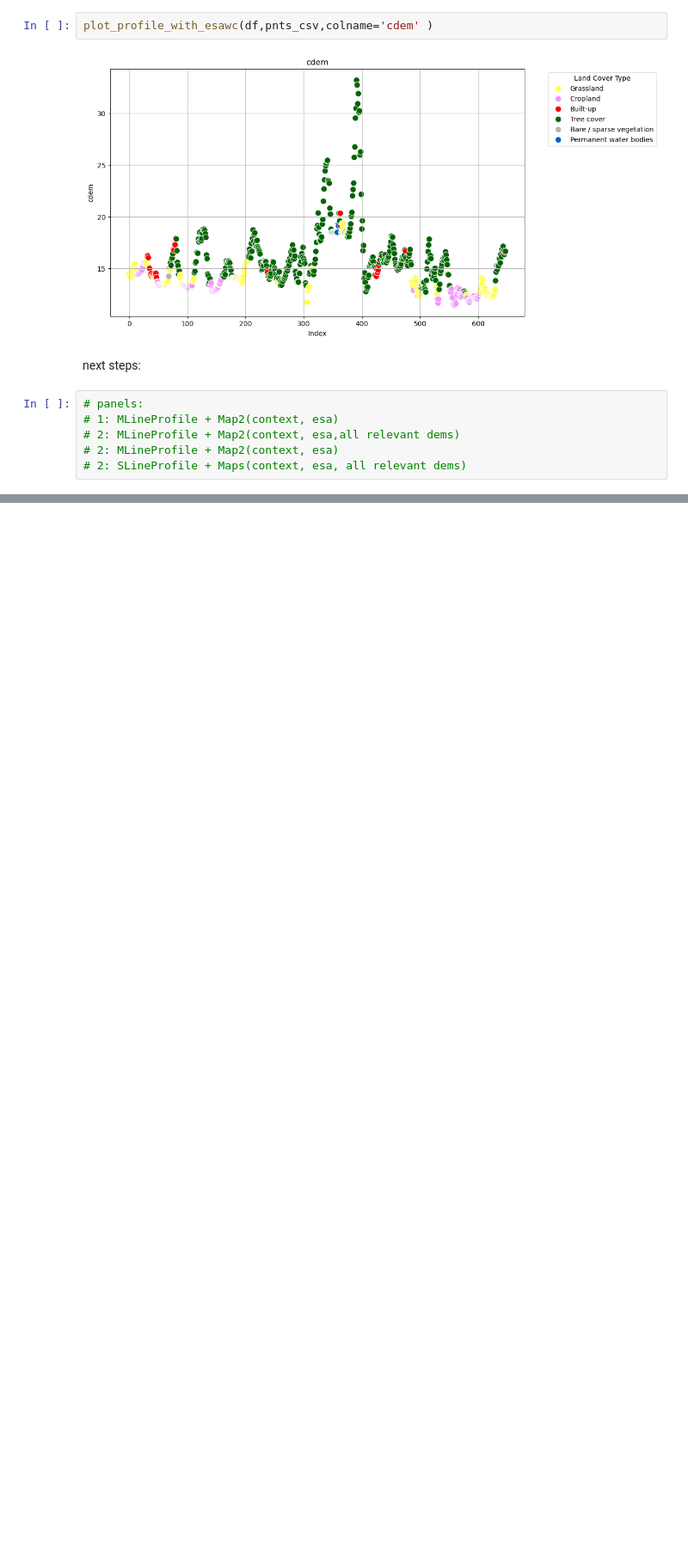
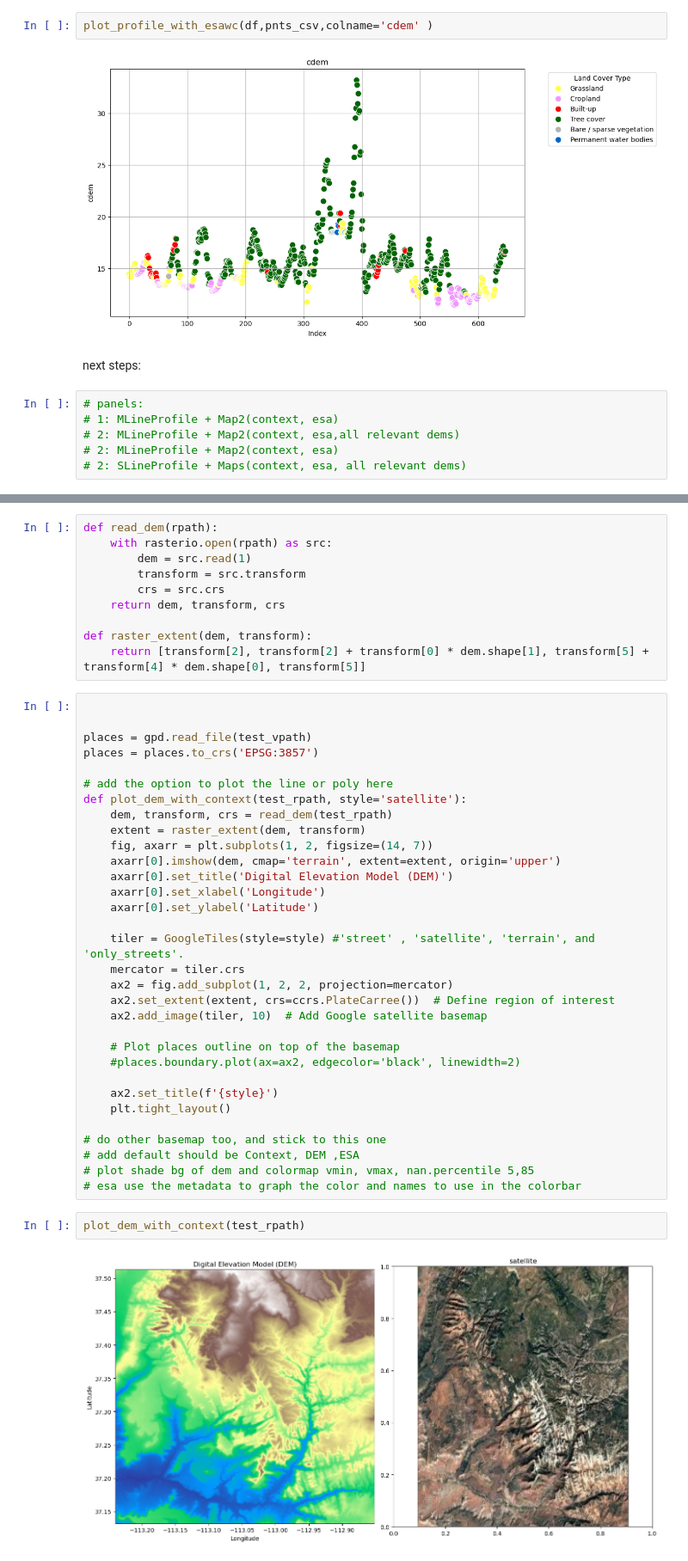
Before and after one commit to josephxlp/eanalysis, a Jupyter notebook: viz.ipynb, the cells around one changed output, grey strips where cells are left out. Shown at 86% size. Saved outputs shown, nothing was run; the diff lists cells and outputs as text; blank space fills up the shorter version.

```diff
--- a/viz.ipynb
+++ b/viz.ipynb
@@ -29,0 +39,46 @@ next steps:
+# %%
+def read_dem(rpath):
+    with rasterio.open(rpath) as src:
+        dem = src.read(1)
+        transform = src.transform
+        crs = src.crs
+    return dem, transform, crs
+
+def raster_extent(dem, transform):
+    return [transform[2], transform[2] + transform[0] * dem.shape[1], transform[5] + transform[4] * dem.shape[0], transform[5]]
+# %%
+
+
+places = gpd.read_file(test_vpath)
+places = places.to_crs('EPSG:3857')
+
+# add the option to plot the line or poly here
+def plot_dem_with_context(test_rpath, style='satellite'):
+    dem, transform, crs = read_dem(test_rpath)
+    extent = raster_extent(dem, transform)
+    fig, axarr = plt.subplots(1, 2, figsize=(14, 7))
+    axarr[0].imshow(dem, cmap='terrain', extent=extent, origin='upper')
+    axarr[0].set_title('Digital Elevation Model (DEM)')
+    axarr[0].set_xlabel('Longitude')
+    axarr[0].set_ylabel('Latitude')
+
+    tiler = GoogleTiles(style=style) #'street' , 'satellite', 'terrain', and 'only_streets'.
+    mercator = tiler.crs
+    ax2 = fig.add_subplot(1, 2, 2, projection=mercator)
+    ax2.set_extent(extent, crs=ccrs.PlateCarree())  # Define region of interest
+    ax2.add_image(tiler, 10)  # Add Google satellite basemap
+
+    # Plot places outline on top of the basemap
+    #places.boundary.plot(ax=ax2, edgecolor='black', linewidth=2)
+
+    ax2.set_title(f'{style}')
+    plt.tight_layout()
+
+# do other basemap too, and stick to this one
+# add default should be Context, DEM ,ESA
+# plot shade bg of dem and colormap vmin, vmax, nan.percentile 5,85
+# esa use the metadata to graph the color and names to use in the colorbar
+# %%
+plot_dem_with_context(test_rpath)
+# %% [output]
+[figure, added]
```
Also changed, not shown: parts of 2 cells of this notebook, 3 other files.
